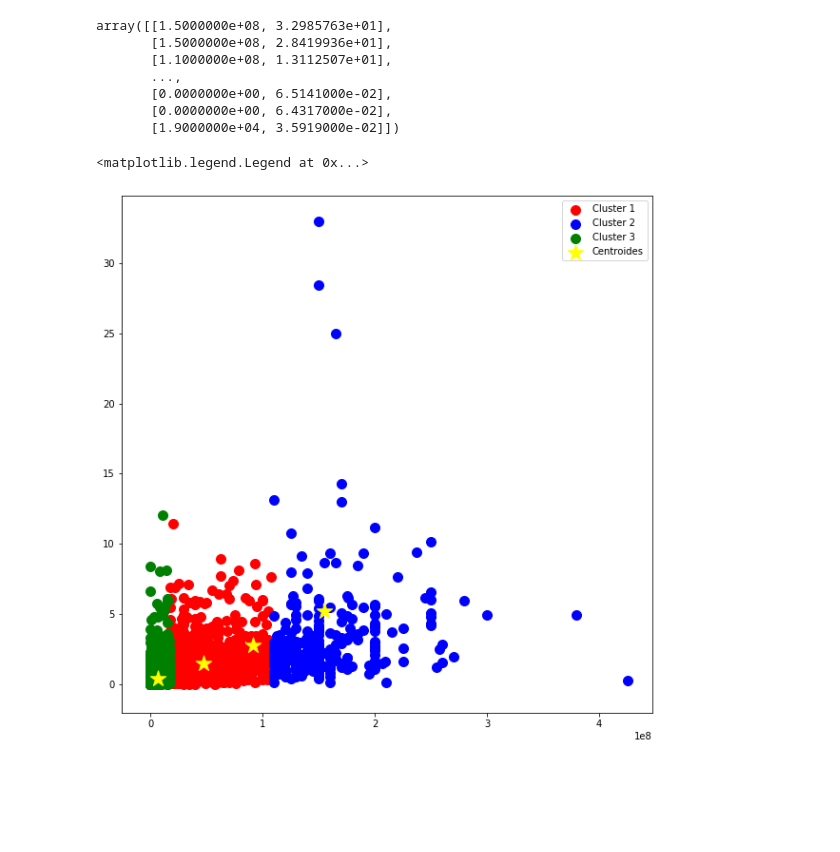
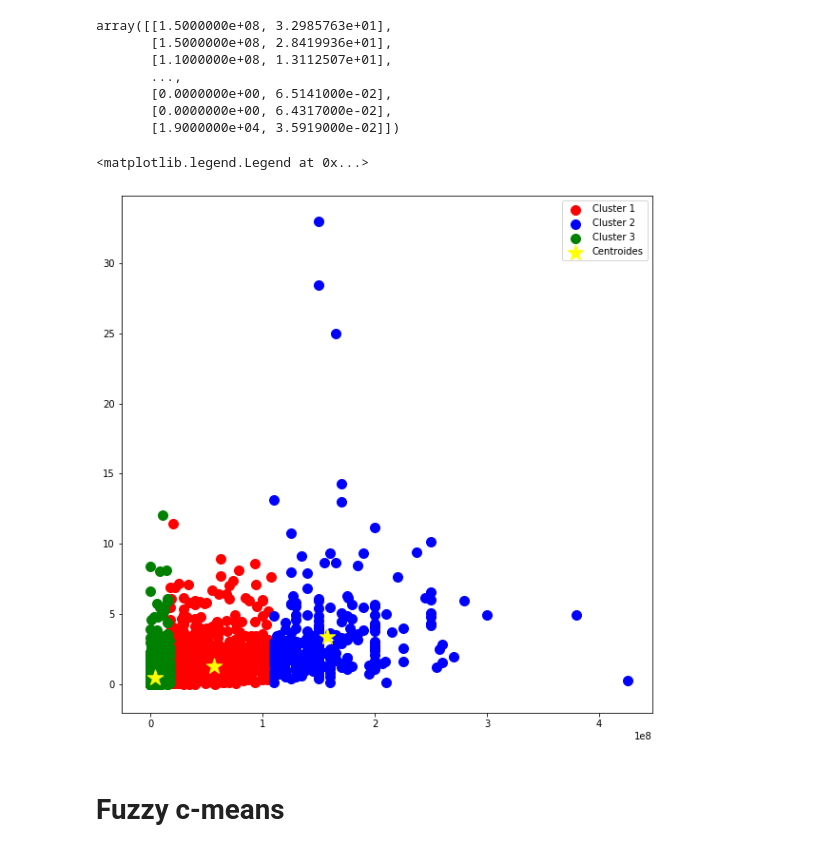
Before and after one commit to jdvalenzuelah/HDT2, a Jupyter notebook: HDT2.ipynb, the cells around one changed output. Cells and saved outputs as stored; diff of their text form; code cells hidden in the pictures; blank space fills up the shorter version.

```diff
--- a/HDT2.ipynb
+++ b/HDT2.ipynb
@@ -240,10 +251,12 @@ array([[1.5000000e+08, 3.2985763e+01],
 # %%
 plt.subplots(figsize=(10, 10))
 plt.scatter(X[especieHC == 0, 0], X[especieHC == 0, 1],s=100,c='red', label = "Cluster 1")
 plt.scatter(X[especieHC == 1, 0], X[especieHC == 1, 1],s=100,c='blue', label = "Cluster 2")
 plt.scatter(X[especieHC == 2, 0], X[especieHC == 2, 1],s=100,c='green', label = "Cluster 3")
-plt.scatter(km.cluster_centers_[:,0],km.cluster_centers_[:,1], s=300, c="yellow",marker="*", label="Centroides")
+plt.scatter(kmeans.cluster_centers_[:,0],kmeans.cluster_centers_[:,1], s=300, c="yellow",marker="*", label="Centroides")
 plt.legend()
 # %% [output]
 <matplotlib.legend.Legend at 0x...>
-[figure, old version]
+[figure, new version]
+# %% [markdown]
+# Fuzzy c-means
```
Also changed, not shown: parts of 9 cells of this notebook.
